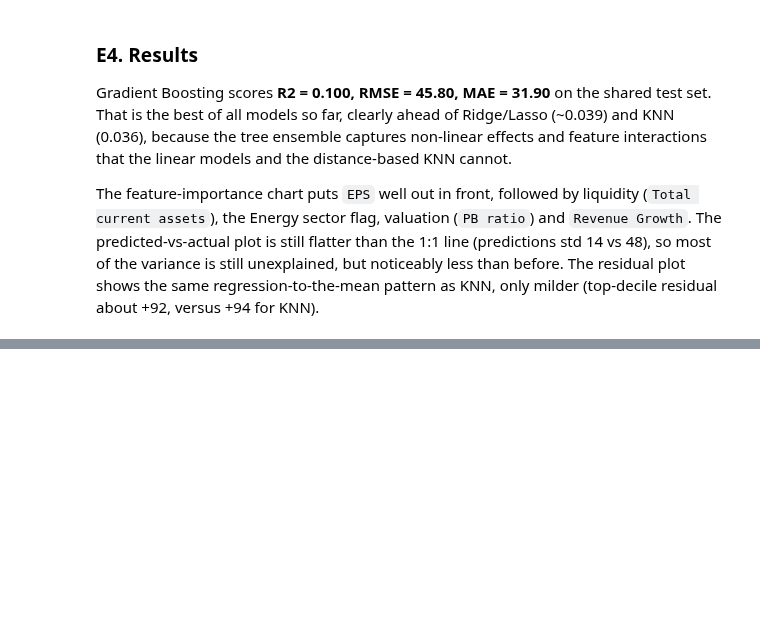
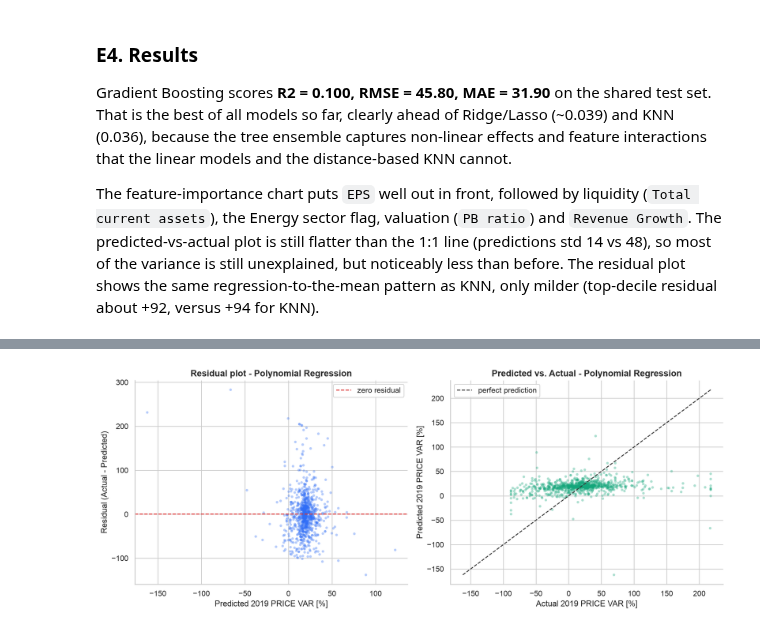
Before and after one commit to DominicKarolPeter/ML-Capstone_project, a Jupyter notebook: notebooks/regression.ipynb, the cells around one changed output, grey strips where cells are left out. Drawn from its saved outputs; the diff is of its cells as text; code cells hidden in the pictures; blank space fills up the shorter version.

```diff
--- a/notebooks/regression.ipynb
+++ b/notebooks/regression.ipynb
@@ -668,0 +721,15 @@ milder (top-decile residual about +92, versus +94 for KNN).
+# %%
+#fit tuned polynomial model and add it to the shared results table
+poly_best = poly_grid.best_estimator_
+
+#drop any old row so re-running won't duplicate it
+results[:] = [r for r in results if r['Model'] != 'Polynomial Regression']
+poly_model, poly_preds = evaluate('Polynomial Regression', poly_best, X_train, y_train, X_test, y_test)
+
+#5-fold cv r2
+poly_cv = cross_val_score(poly_best, X_train, y_train, cv=5, scoring='r2')
+print(f"Polynomial 5-fold CV R2 = {poly_cv.mean():.4f} (+/- {poly_cv.std():.4f})")
+
+#full comparison table
+results_df = pd.DataFrame(results).sort_values('R2', ascending=False).reset_index(drop=True)
+results_df
@@ -668,0 +746,31 @@ milder (top-decile residual about +92, versus +94 for KNN).
+# %%
+#residuals and predicted vs actual on the test set
+import os
+poly_resid = y_test.values - poly_preds
+
+fig, axes = plt.subplots(1, 2, figsize=(13, 5.2), dpi=200)
+
+axes[0].scatter(poly_preds, poly_resid, s=14, alpha=0.35, color='#2f6df6', edgecolor='none')
+axes[0].axhline(0, color='#d33', lw=1.3, ls='--', label='zero residual')
+axes[0].set_title('Residual plot - Polynomial Regression', fontsize=13, fontweight='bold')
+axes[0].set_xlabel('Predicted 2019 PRICE VAR [%]')
+axes[0].set_ylabel('Residual (Actual - Predicted)')
+axes[0].legend(frameon=True, framealpha=0.9, loc='upper right')
+
+axes[1].scatter(y_test, poly_preds, s=14, alpha=0.35, color='#12a67a', edgecolor='none')
+lims = [min(y_test.min(), poly_preds.min()), max(y_test.max(), poly_preds.max())]
+axes[1].plot(lims, lims, color='#333', lw=1.3, ls='--', label='perfect prediction')
+axes[1].set_title('Predicted vs. Actual - Polynomial Regression', fontsize=13, fontweight='bold')
+axes[1].set_xlabel('Actual 2019 PRICE VAR [%]')
+axes[1].set_ylabel('Predicted 2019 PRICE VAR [%]')
+axes[1].legend(frameon=True, framealpha=0.9, loc='upper left')
+
+for ax in axes:
+    sns.despine(ax=ax)
+
+plt.tight_layout()
+os.makedirs('figures/Polynomial Regression', exist_ok=True)
+plt.savefig('figures/Polynomial Regression/residual_and_predicted_vs_actual.png', dpi=300, bbox_inches='tight')
+plt.show()
+# %% [output]
+[figure, added]
```
Also changed, not shown: parts of 6 cells of this notebook, 1 other file.
